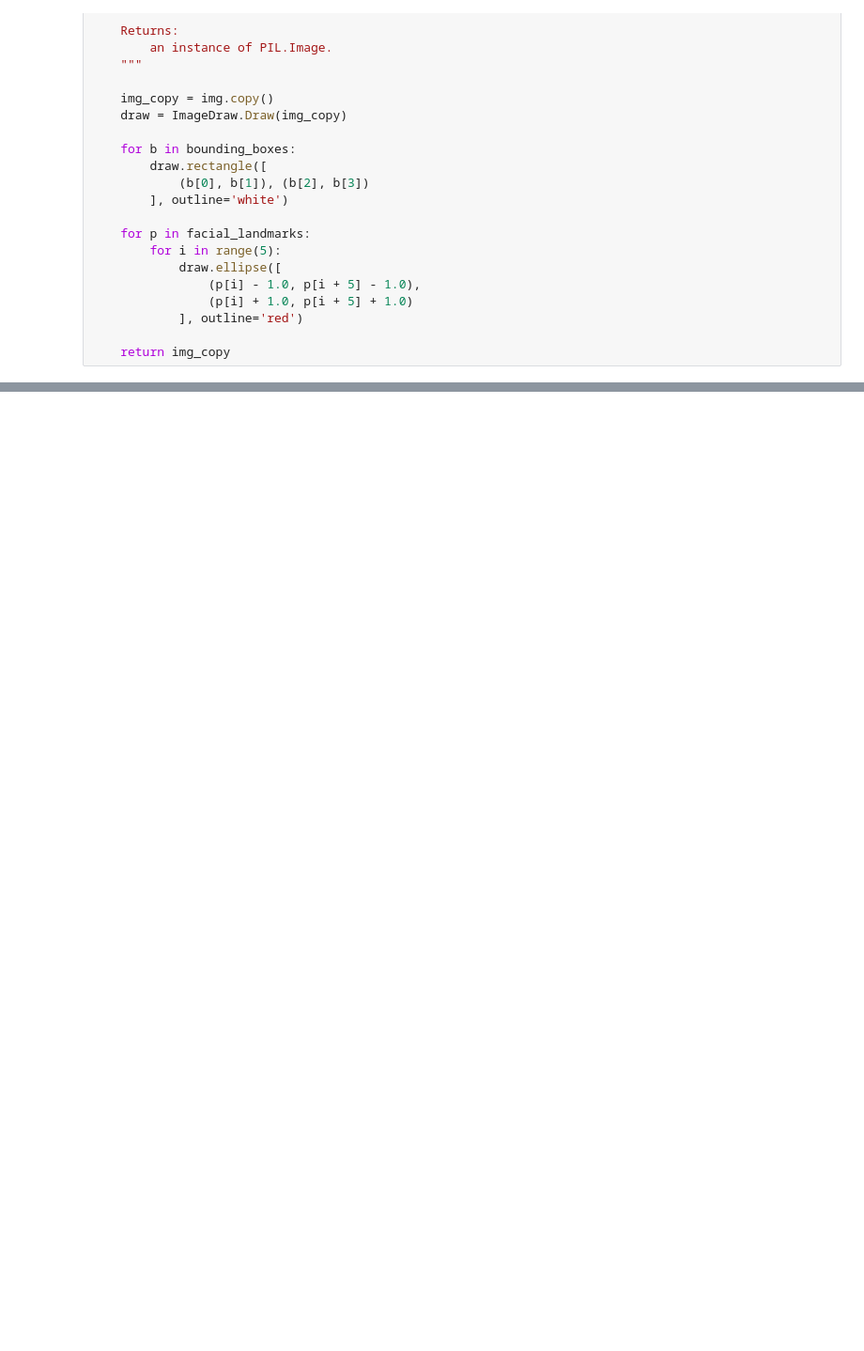
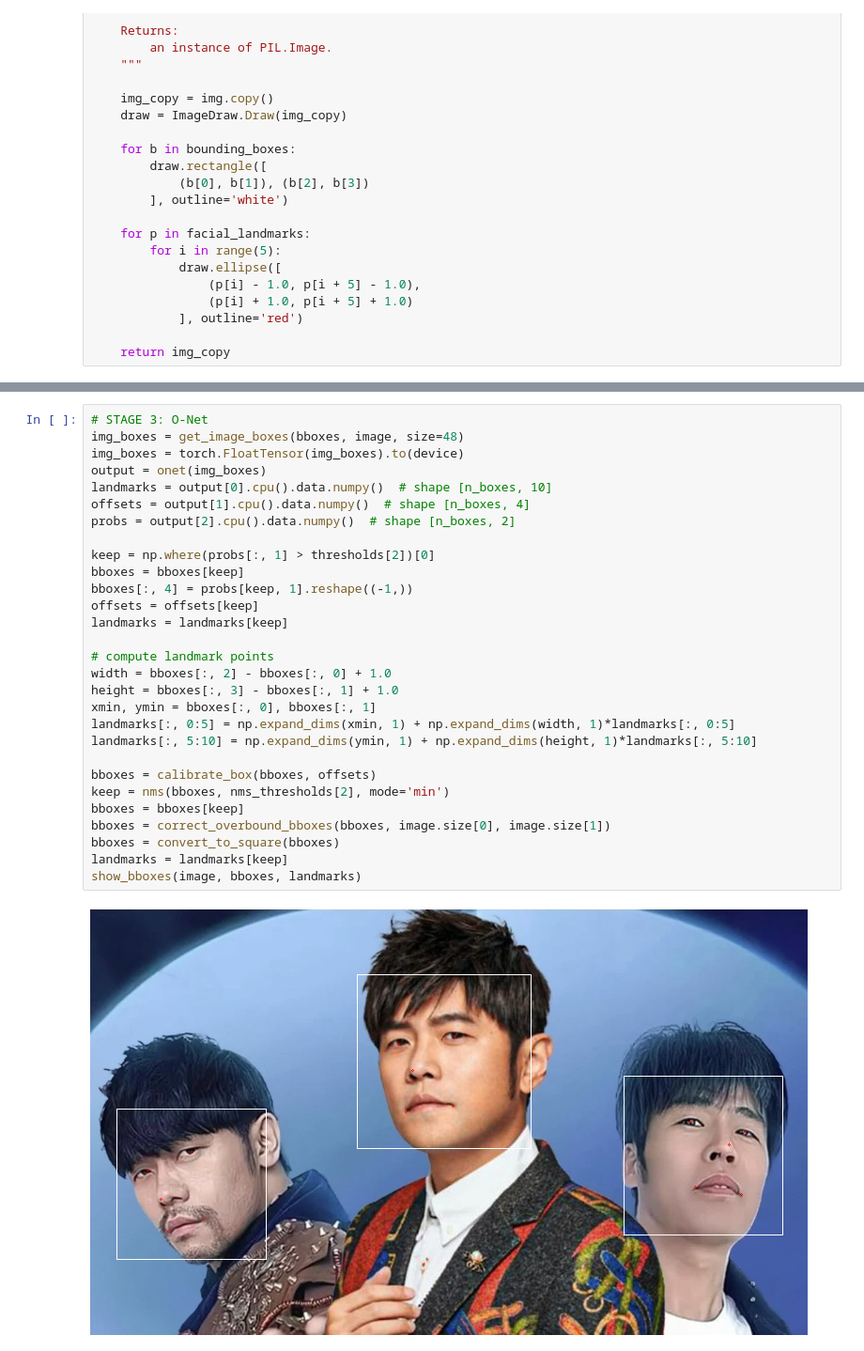
Before and after one commit to Bsting/face-recognition, a Jupyter notebook: mtcnn.ipynb, the cells around one changed output, grey strips where cells are left out. Shown at 94% size. Cells and saved outputs as stored; diff of their text form; blank space fills up the shorter version.

```diff
--- a/mtcnn.ipynb
+++ b/mtcnn.ipynb
@@ -112,0 +171,31 @@ RecursiveScriptModule(
+# %%
+# STAGE 3: O-Net
+img_boxes = get_image_boxes(bboxes, image, size=48)
+img_boxes = torch.FloatTensor(img_boxes).to(device)
+output = onet(img_boxes)
+landmarks = output[0].cpu().data.numpy()  # shape [n_boxes, 10]
+offsets = output[1].cpu().data.numpy()  # shape [n_boxes, 4]
+probs = output[2].cpu().data.numpy()  # shape [n_boxes, 2]
+
+keep = np.where(probs[:, 1] > thresholds[2])[0]
+bboxes = bboxes[keep]
+bboxes[:, 4] = probs[keep, 1].reshape((-1,))
+offsets = offsets[keep]
+landmarks = landmarks[keep]
+
+# compute landmark points
+width = bboxes[:, 2] - bboxes[:, 0] + 1.0
+height = bboxes[:, 3] - bboxes[:, 1] + 1.0
+xmin, ymin = bboxes[:, 0], bboxes[:, 1]
+landmarks[:, 0:5] = np.expand_dims(xmin, 1) + np.expand_dims(width, 1)*landmarks[:, 0:5]
+landmarks[:, 5:10] = np.expand_dims(ymin, 1) + np.expand_dims(height, 1)*landmarks[:, 5:10]
+
+bboxes = calibrate_box(bboxes, offsets)
+keep = nms(bboxes, nms_thresholds[2], mode='min')
+bboxes = bboxes[keep]
+bboxes = correct_overbound_bboxes(bboxes, image.size[0], image.size[1])
+bboxes = convert_to_square(bboxes)
+landmarks = landmarks[keep]
+show_bboxes(image, bboxes, landmarks)
+# %% [output]
+[figure, added]
```
Also changed, not shown: parts of 12 cells of this notebook.
